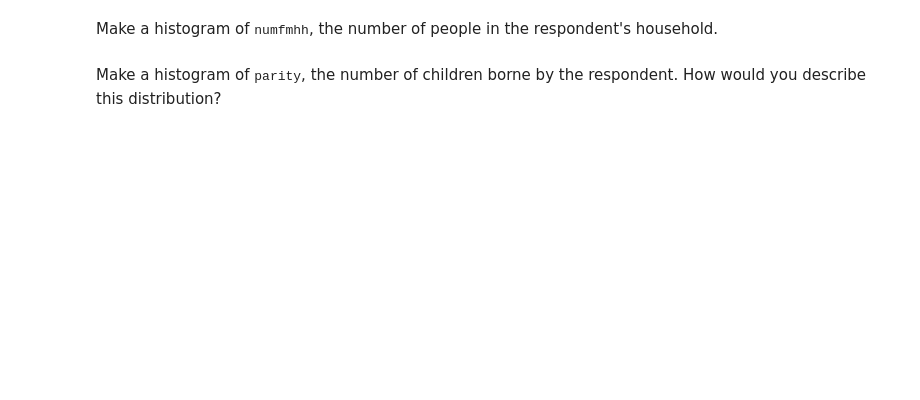
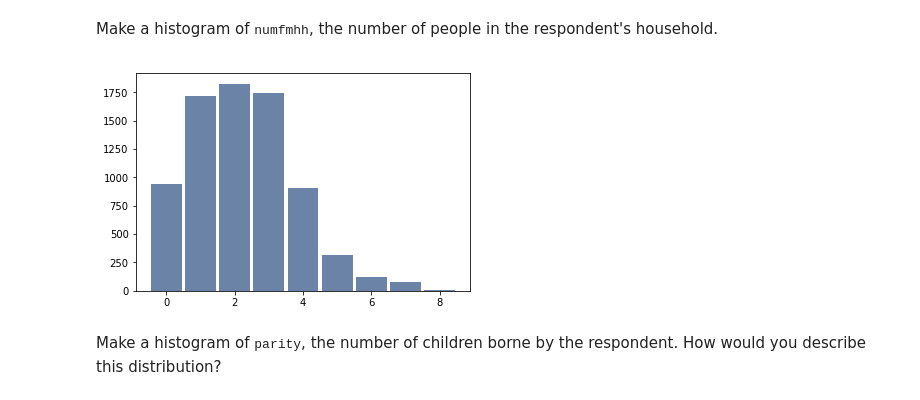
Before and after one commit to ZeroFactor/ThinkStats2, a Jupyter notebook: code/chap02ex.ipynb, the cells around one changed output. Saved outputs shown, nothing was run; the diff lists cells and outputs as text; code cells hidden in the pictures; blank space fills up the shorter version.

```diff
--- a/code/chap02ex.ipynb
+++ b/code/chap02ex.ipynb
@@ -258,3 +285,9 @@ Make a histogram of <tt>numfmhh</tt>, the number of people in the respondent's h
+# %%
+# Solution goes here
+house = thinkstats2.Hist(resp.numfmhh, label='People in Household')
+thinkplot.Hist(house)
+# %% [output]
+[figure, added]
 # %% [markdown]
 Make a histogram of <tt>parity</tt>, the number of children borne by the respondent.  How would you describe this distribution?
 # %%
```
Also changed, not shown: parts of 24 cells of this notebook, 1 other file.
